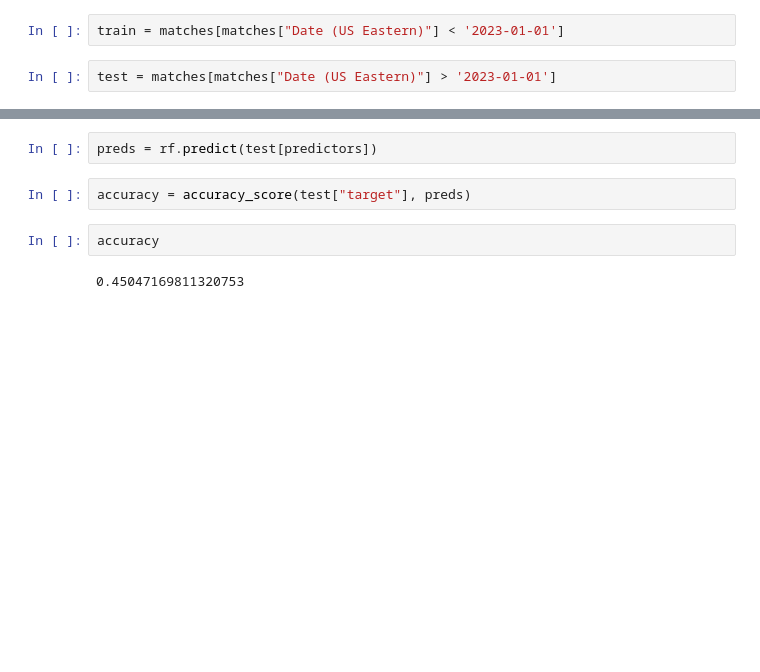
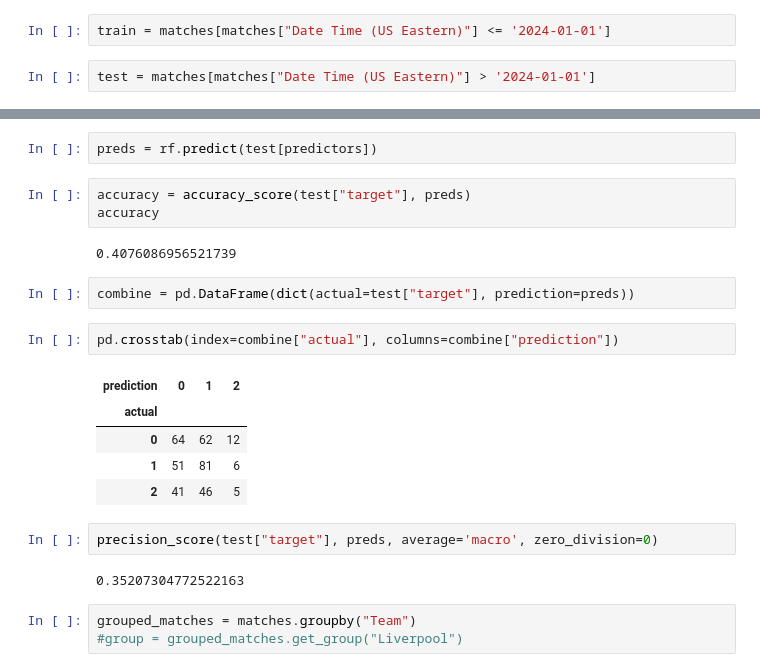
Before and after one commit to 23klhuynh/Soccer-Match-Prediction, a Jupyter notebook: index.ipynb, the cells around one changed output, grey strips where cells are left out. Drawn from its saved outputs; the diff is of its cells as text; blank space fills up the shorter version.

```diff
--- a/index.ipynb
+++ b/index.ipynb
@@ -51,9 +57,9 @@ rf = RandomForestClassifier(n_estimators=50, min_samples_split=10, random_state=
 # %%
 predictors = ["homeAway_code", "opponent_code", "hour", "day_code"]
 # %%
-train = matches[matches["Date (US Eastern)"] < '2023-01-01']
+train = matches[matches["Date Time (US Eastern)"] <= '2024-01-01']
 # %%
-test = matches[matches["Date (US Eastern)"] > '2023-01-01']
+test = matches[matches["Date Time (US Eastern)"] > '2024-01-01']
 # %%
 rf.fit(train[predictors], train["target"])
 # %% [output]
@@ -62,7 +68,23 @@ RandomForestClassifier(min_samples_split=10, n_estimators=50, random_state=1)
 preds = rf.predict(test[predictors])
 # %%
 accuracy = accuracy_score(test["target"], preds)
+accuracy
+# %% [output]
+0.4076086956521739
-# %%
-accuracy
-# %% [output]
-0.45047169811320753
+# %%
+combine = pd.DataFrame(dict(actual=test["target"], prediction=preds))
+# %%
+pd.crosstab(index=combine["actual"], columns=combine["prediction"])
+# %% [output]
+| prediction | 0 | 1 | 2 |
+| actual |  |  |  |
+| 0 | 64 | 62 | 12 |
+| 1 | 51 | 81 | 6 |
+| 2 | 41 | 46 | 5 |
+# %%
+precision_score(test["target"], preds, average='macro', zero_division=0)
+# %% [output]
+0.35207304772522163
+# %%
+grouped_matches = matches.groupby("Team")
+#group = grouped_matches.get_group("Liverpool")
```
Also changed, not shown: parts of 8 cells of this notebook, 4 other files.
